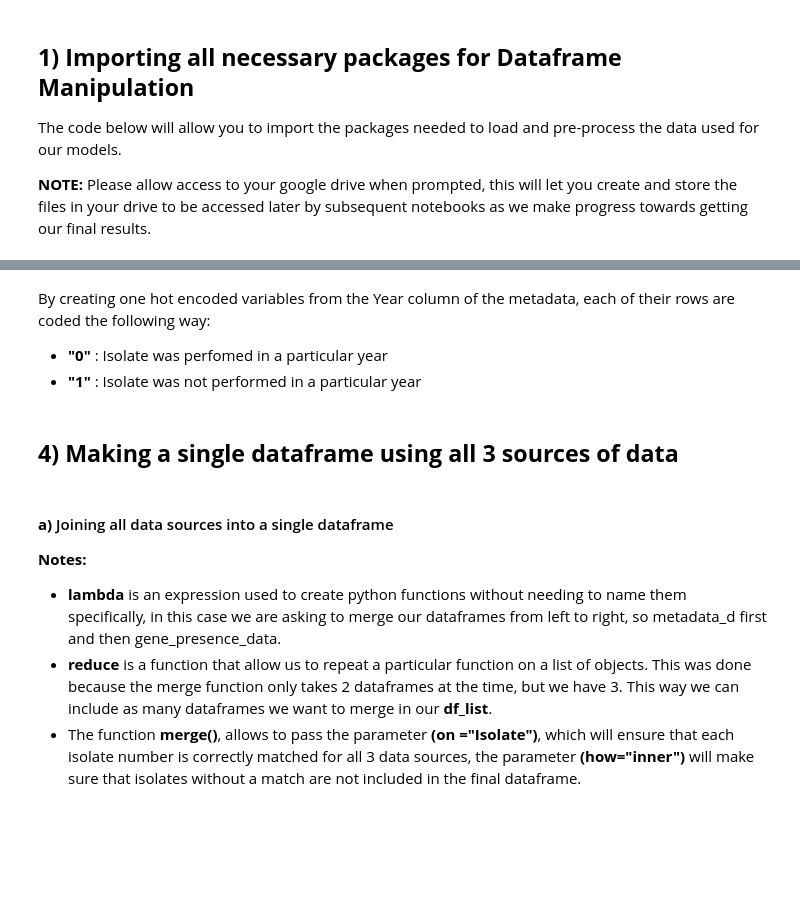
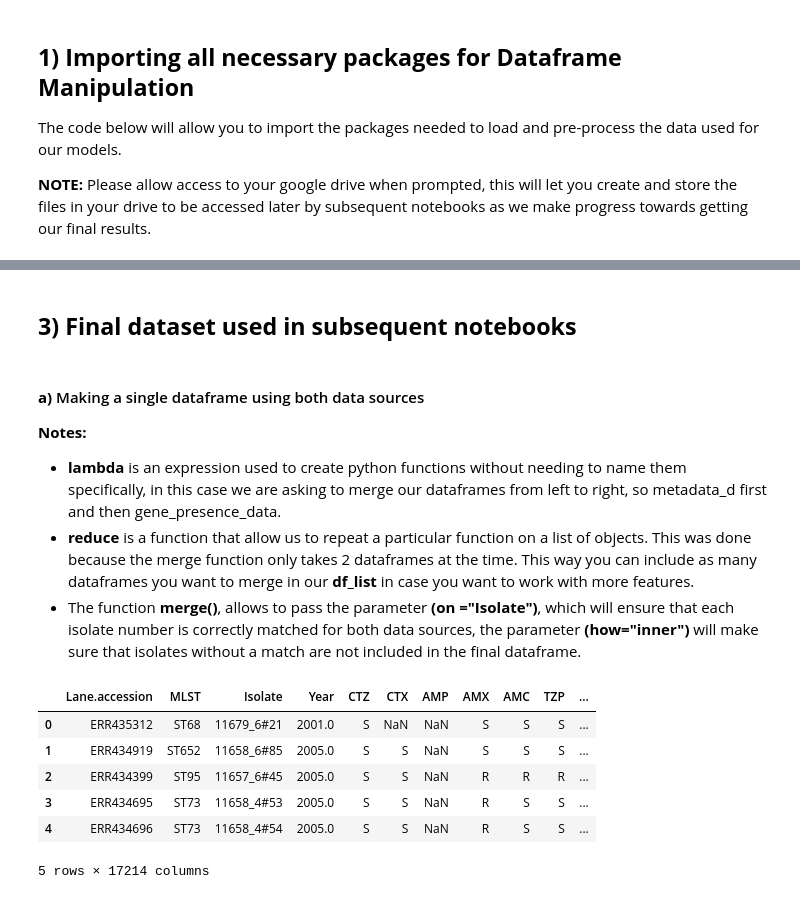
Before and after one commit to Lucy-Moctezuma/ML-Tutorial-for-Antibiotic-Resistance-Predictions-for-E.-Coli, a Jupyter notebook: 1)_Loading_and_Preparing_Data_for_ML_Models.ipynb, the cells around one changed output, grey strips where cells are left out. Saved outputs shown, nothing was run; the diff lists cells and outputs as text; code cells hidden in the pictures; blank space fills up the shorter version.

```diff
--- a/1)_Loading_and_Preparing_Data_for_ML_Models.ipynb
+++ b/1)_Loading_and_Preparing_Data_for_ML_Models.ipynb
@@ -226,4 +268,0 @@ print(sorted(year_list))
-# %% [markdown]
-By creating one hot encoded variables from the Year column of the metadata, each of their rows are coded the following way:
-- **"0"** : Isolate was perfomed in a particular year
-- **"1"** : Isolate was not performed in a particular year
@@ -234,16 +269,27 @@ metadata_d
-# %% [markdown]
-## **4) Making a single dataframe using all 3 sources of data**
+# %% [markdown]
+## **3) Final dataset used in subsequent notebooks**
 # %% [markdown]
-#### **a)** Joining all data sources into a single dataframe
+#### **a)** Making a single dataframe using both data sources
 
 **Notes:**
 - **lambda** is an expression used to create python functions without needing to name them specifically, in this case we are asking to merge our dataframes from left to right, so metadata_d first and then gene_presence_data.
-- **reduce** is a function that allow us to repeat a particular function on a list of objects. This was done because the merge function only takes 2 dataframes at the time, but we have 3. This way we can include as many dataframes we want to merge in our **df_list**.
-- The function **merge()**, allows to pass the parameter **(on ="Isolate")**, which will ensure that each isolate number is correctly matched for all 3 data sources, the parameter **(how="inner")** will make sure that isolates without a match are not included in the final dataframe.
+- **reduce** is a function that allow us to repeat a particular function on a list of objects. This was done because the merge function only takes 2 dataframes at the time. This way you can include as many dataframes you want to merge in our **df_list** in case you want to work with more features.
+- The function **merge()**, allows to pass the parameter **(on ="Isolate")**, which will ensure that each isolate number is correctly matched for both data sources, the parameter **(how="inner")** will make sure that isolates without a match are not included in the final dataframe.
 # %%
-# List of all 3 data sources
-df_list = [metadata_d,gene_presence_data,pop_struc_data]
+# matching the Isolate column name for both datasets
+gene_presence_data.rename(columns={'Unnamed: 0': 'Isolate'}, inplace=True)
+
+# List of data sources
+df_list = [metadata,gene_presence_data]
 
 # creating a single dataframe with all drugs and features available
 Drug_df = reduce(lambda  left,right: pd.merge(left,right,on=['Isolate'], how='inner'), df_list)
 Drug_df.head()
+# %% [output]
+|  | Lane.accession | MLST | Isolate | Year | CTZ | CTX | AMP | AMX | AMC | TZP | ... |
+| 0 | ERR435312 | ST68 | 11679_6#21 | 2001.0 | S | NaN | NaN | S | S | S | ... |
+| 1 | ERR434919 | ST652 | 11658_6#85 | 2005.0 | S | S | NaN | S | S | S | ... |
+| 2 | ERR434399 | ST95 | 11657_6#45 | 2005.0 | S | S | NaN | R | R | R | ... |
+| 3 | ERR434695 | ST73 | 11658_4#53 | 2005.0 | S | S | NaN | R | S | S | ... |
+| 4 | ERR434696 | ST73 | 11658_4#54 | 2005.0 | S | S | NaN | R | S | S | ... |
+5 rows × 17214 columns
```
Also changed, not shown: parts of 58 cells of this notebook.
